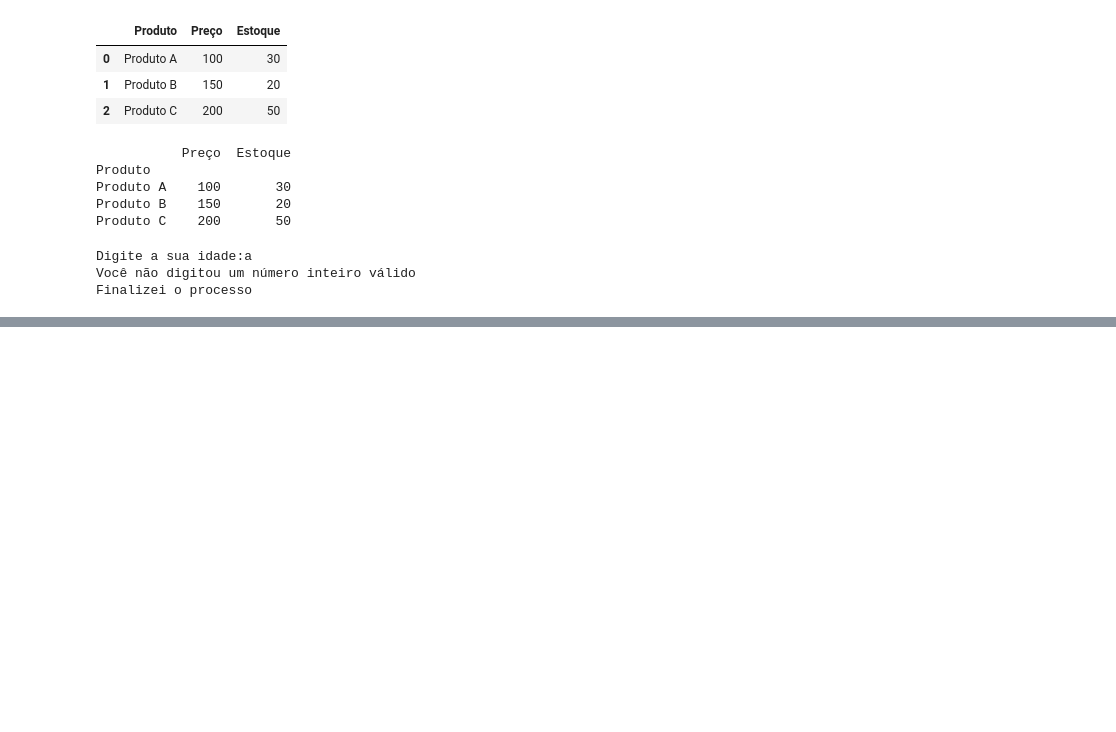
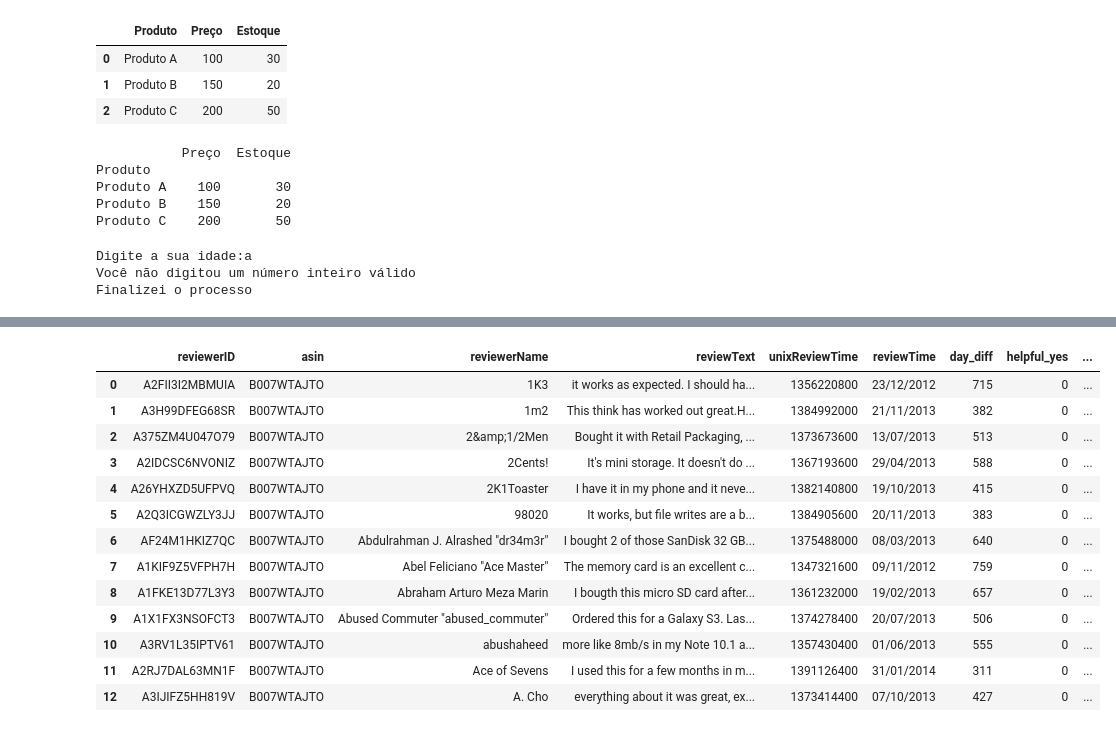
Before and after one commit to Lucas-Bas/Aluraplus, a Jupyter notebook: Aula06_Python.ipynb, the cells around one changed output, grey strips where cells are left out. Cells and saved outputs as stored; diff of their text form; code cells hidden in the pictures; blank space fills up the shorter version.

```diff
--- a/Aula06_Python.ipynb
+++ b/Aula06_Python.ipynb
@@ -49,0 +82,6 @@ Finalizei o processo
+# %%
+# Lê sua chave salva nos Secrets do Colab
+GEMINI_API_KEY = userdata.get("GeminiAPIKeyAulaPy04")
+
+# Conecta ao Gemini
+client = genai.Client(api_key=GEMINI_API_KEY)
@@ -49,0 +172,17 @@ Finalizei o processo
+# %%
+df_reviews.head(13)
+# %% [output]
+|  | reviewerID | asin | reviewerName | reviewText | unixReviewTime | reviewTime | day_diff | helpful_yes | ... |
+| 0 | A2FII3I2MBMUIA | B007WTAJTO | 1K3 | it works as expected. I should ha... | 1356220800 | 23/12/2012 | 715 | 0 | ... |
+| 1 | A3H99DFEG68SR | B007WTAJTO | 1m2 | This think has worked out great.H... | 1384992000 | 21/11/2013 | 382 | 0 | ... |
+| 2 | A375ZM4U047O79 | B007WTAJTO | 2&amp;1/2Men | Bought it with Retail Packaging, ... | 1373673600 | 13/07/2013 | 513 | 0 | ... |
+| 3 | A2IDCSC6NVONIZ | B007WTAJTO | 2Cents! | It's mini storage. It doesn't do ... | 1367193600 | 29/04/2013 | 588 | 0 | ... |
+| 4 | A26YHXZD5UFPVQ | B007WTAJTO | 2K1Toaster | I have it in my phone and it neve... | 1382140800 | 19/10/2013 | 415 | 0 | ... |
+| 5 | A2Q3ICGWZLY3JJ | B007WTAJTO | 98020 | It works, but file writes are a b... | 1384905600 | 20/11/2013 | 383 | 0 | ... |
+| 6 | AF24M1HKIZ7QC | B007WTAJTO | Abdulrahman J. Alrashed "dr34m3r" | I bought 2 of those SanDisk 32 GB... | 1375488000 | 08/03/2013 | 640 | 0 | ... |
+| 7 | A1KIF9Z5VFPH7H | B007WTAJTO | Abel Feliciano "Ace Master" | The memory card is an excellent c... | 1347321600 | 09/11/2012 | 759 | 0 | ... |
+| 8 | A1FKE13D77L3Y3 | B007WTAJTO | Abraham Arturo Meza Marin | I bougth this micro SD card after... | 1361232000 | 19/02/2013 | 657 | 0 | ... |
+| 9 | A1X1FX3NSOFCT3 | B007WTAJTO | Abused Commuter "abused_commuter" | Ordered this for a Galaxy S3. Las... | 1374278400 | 20/07/2013 | 506 | 0 | ... |
+| 10 | A3RV1L35IPTV61 | B007WTAJTO | abushaheed | more like 8mb/s in my Note 10.1 a... | 1357430400 | 01/06/2013 | 555 | 0 | ... |
+| 11 | A2RJ7DAL63MN1F | B007WTAJTO | Ace of Sevens | I used this for a few months in m... | 1391126400 | 31/01/2014 | 311 | 0 | ... |
+| 12 | A3IJIFZ5HH819V | B007WTAJTO | A. Cho | everything about it was great, ex... | 1373414400 | 07/10/2013 | 427 | 0 | ... |
```
Also changed, not shown: parts of 6 cells of this notebook.
